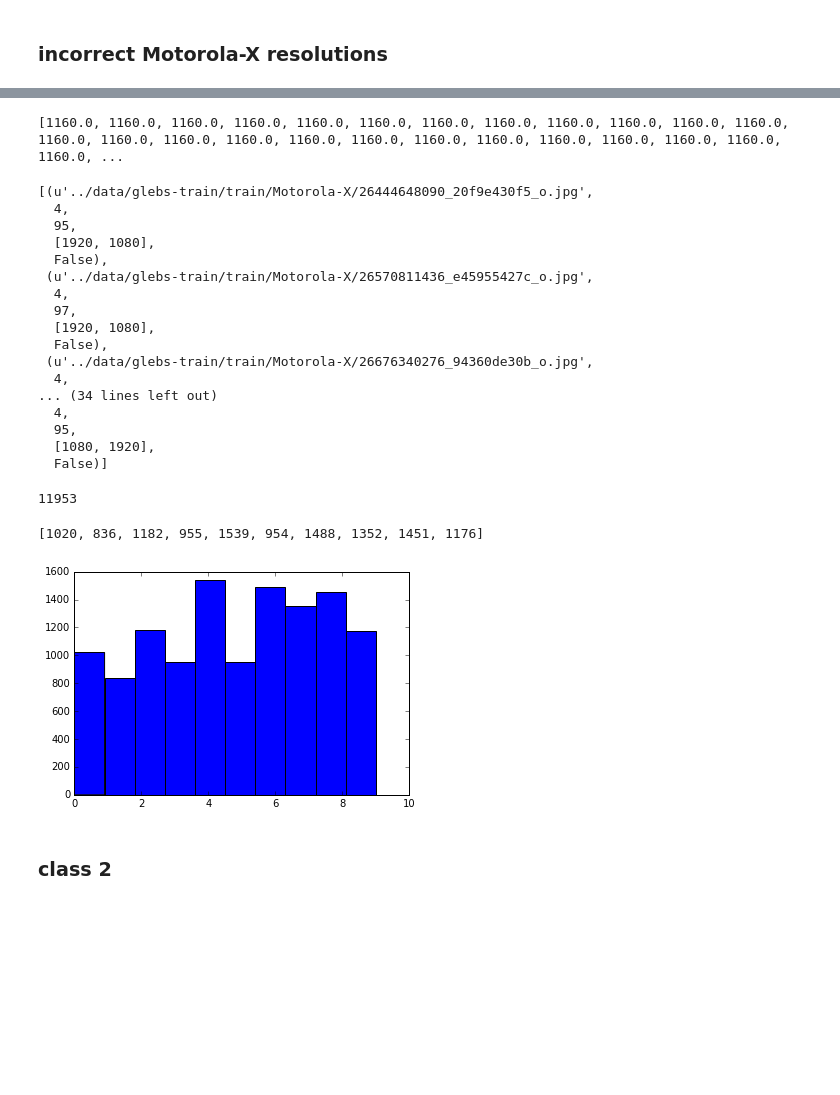
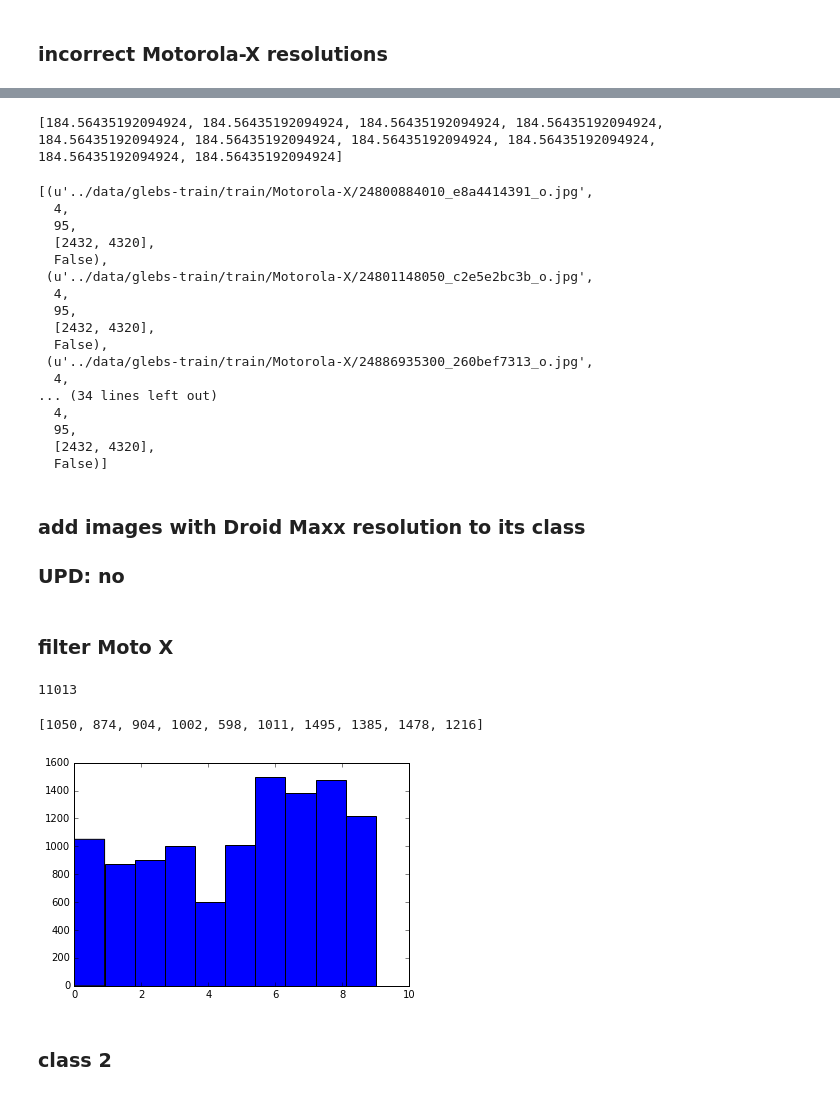
Before and after one commit to yell/kaggle-camera, a Jupyter notebook: notebooks/gen_balanced2.ipynb, the cells around one changed output, grey strips where cells are left out. Cells and saved outputs as stored; diff of their text form; code cells hidden in the pictures; blank space fills up the shorter version.

```diff
--- a/notebooks/gen_balanced2.ipynb
+++ b/notebooks/gen_balanced2.ipynb
@@ -48,6 +51,7 @@ with open('../data/alex_firsov_stats.json') as f:
 # %%
 af_yes, af_no = [], []
 for i, d in sorted(alex_firsov_stats.items()):
+    d['y'] = 4  # !!!!!!!!!!!!
     if d['quality'] and d['quality'] >= 95:
         af_yes.append((d['x_fpath'], d['y'], d['quality'], d['res'], d['res_valid']))
     else:
@@ -58,9 +62,9 @@ print len(af_yes), len(af_no)
 # %%
 RNG(seed=1337).shuffle(af_yes)
 # %%
-val += map(lambda (x,y,q,r,rv): (x,y), af_yes[:(N_VAL_PER_CLASS - VAL_CLASSES[2])])
+val += map(lambda (x,y,q,r,rv): (x,y), af_yes[:(N_VAL_PER_CLASS - VAL_CLASSES[4])])
 no_val += af_no
-no_val += af_yes[(N_VAL_PER_CLASS - VAL_CLASSES[2]):]
+no_val += af_yes[(N_VAL_PER_CLASS - VAL_CLASSES[4]):]
 # %%
 VAL_CLASSES = map(int, plt.hist(zip(*val)[1])[0])
 VAL_CLASSES
@@ -117,11 +123,7 @@ VAL_CLASSES
 # %%
 RNG(seed=42).shuffle(es_yes_not_valid)
 for x,y,q,r,rv in es_yes_not_valid:
-    VAL_CLASSES = np.bincount(zip(*val)[1])
-    if VAL_CLASSES[y] < N_VAL_PER_CLASS:
-        val.append((x, y))
-    else:
-        no_val.append((x,y,q,r,rv))
+    no_val.append((x,y,q,r,rv))
 # %%
 VAL_CLASSES = map(int, plt.hist(zip(*val)[1])[0])
 VAL_CLASSES
@@ -207,7 +190,7 @@ def resolutions(): # with all possible rotations
         [(3024, 4032), (4032, 3024)],
         [(2432, 4320), (4320, 2432)],
         [(1040, 780), (3088, 4130), (4130, 3088), (3120, 4160), (4160, 3120)],
-        [(3120, 4160), (4160, 3120)],
+        [(3120, 4160), (4160, 3120), (4160, 2340)],
         [(4128, 2322)],
         [(4128, 2322)],
         [(6000, 4000)],
@@ -320,27 +303,30 @@ plt.hist(dists, bins=24);
 c = 4
 dists = map(lambda (x,y,q,r,rv): distance(r, c), incorrect)
 dists.sort()
-print dists[1200:1300]
+print dists[500:510]
 # %% [output]
-[1160.0, 1160.0, 1160.0, 1160.0, 1160.0, 1160.0, 1160.0, 1160.0, 1160.0, 1160.0, 1160.0, 1160.0, 1160.0, 1160.0, 1160.0, 1160.0, 1160.0, 1160.0, 1160.0, 1160.0, 1160.0, 1160.0, 1160.0, 1160.0, 1160.0, ...
+[184.56435192094924, 184.56435192094924, 184.56435192094924, 184.56435192094924, 184.56435192094924, 184.56435192094924, 184.56435192094924, 184.56435192094924, 184.56435192094924, 184.56435192094924]
 # %%
-incorrect.sort(key=lambda (x,y,q,r,rv): -distance(r,4))
-incorrect[20:30]
+incorrect.sort(key=lambda (x,y,q,r,rv): distance(r,4))
+incorrect[500:510]
 # %% [output]
-[(u'../data/glebs-train/train/Motorola-X/26444648090_20f9e430f5_o.jpg',
+[(u'../data/glebs-train/train/Motorola-X/24800884010_e8a4414391_o.jpg',
   4,
   95,
-  [1920, 1080],
+  [2432, 4320],
   False),
- (u'../data/glebs-train/train/Motorola-X/26570811436_e45955427c_o.jpg',
+ (u'../data/glebs-train/train/Motorola-X/24801148050_c2e5e2bc3b_o.jpg',
   4,
-  97,
-  [1920, 1080],
+  95,
+  [2432, 4320],
   False),
- (u'../data/glebs-train/train/Motorola-X/26676340276_94360de30b_o.jpg',
+ (u'../data/glebs-train/train/Motorola-X/24886935300_260bef7313_o.jpg',
   4,
 ... (34 lines left out)
   4,
   95,
-  [1080, 1920],
+  [2432, 4320],
   False)]
+# %% [markdown]
+### add images with Droid Maxx resolution to its class
+### UPD: no
@@ -347,13 +341,15 @@ incorrect[20:30]
+# %% [markdown]
+### filter Moto X
 # %%
 c = 4
-train = filter(lambda (x,y,q,r,rv): y != c or (y == c and (rv or (not rv and distance(r, c) < 1161.))), train)
+train = filter(lambda (x,y,q,r,rv): y != c or (y == c and (rv or (not rv and distance(r, c) < 1.))), train)
 print len(train)
 TRAIN_CLASSES = map(int, plt.hist(zip(*train)[1])[0])
 TRAIN_CLASSES
 # %% [output]
-11953
+11013
-[1020, 836, 1182, 955, 1539, 954, 1488, 1352, 1451, 1176]
+[1050, 874, 904, 1002, 598, 1011, 1495, 1385, 1478, 1216]
-[figure, old version]
+[figure, new version]
 # %% [markdown]
 ### class 2
 # %%
```
Also changed, not shown: parts of 49 cells of this notebook, 1 other file.
